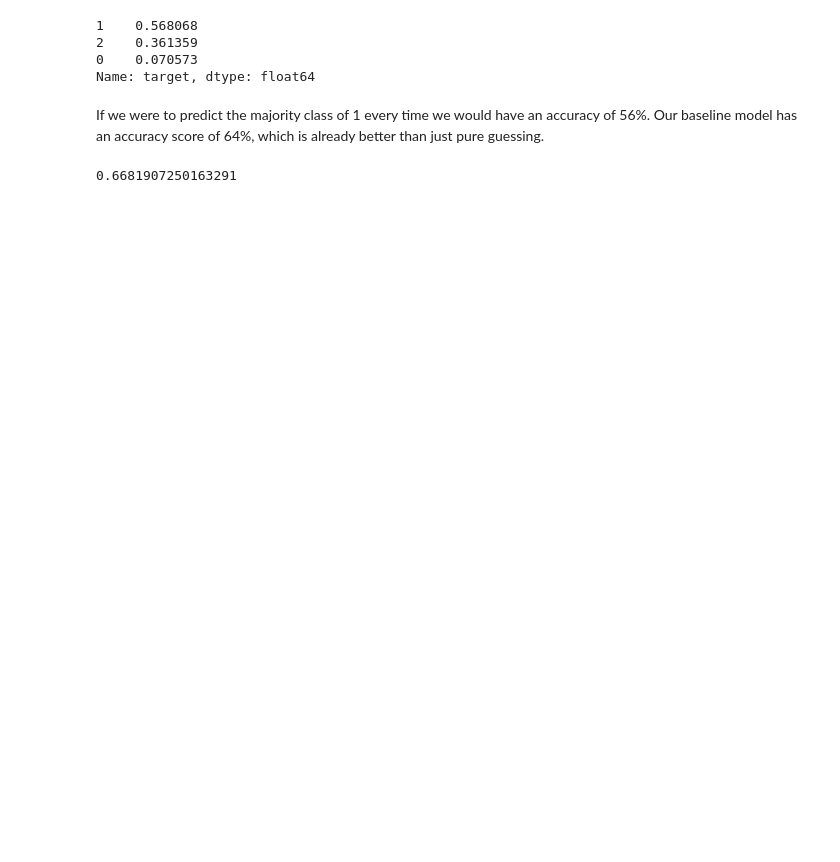
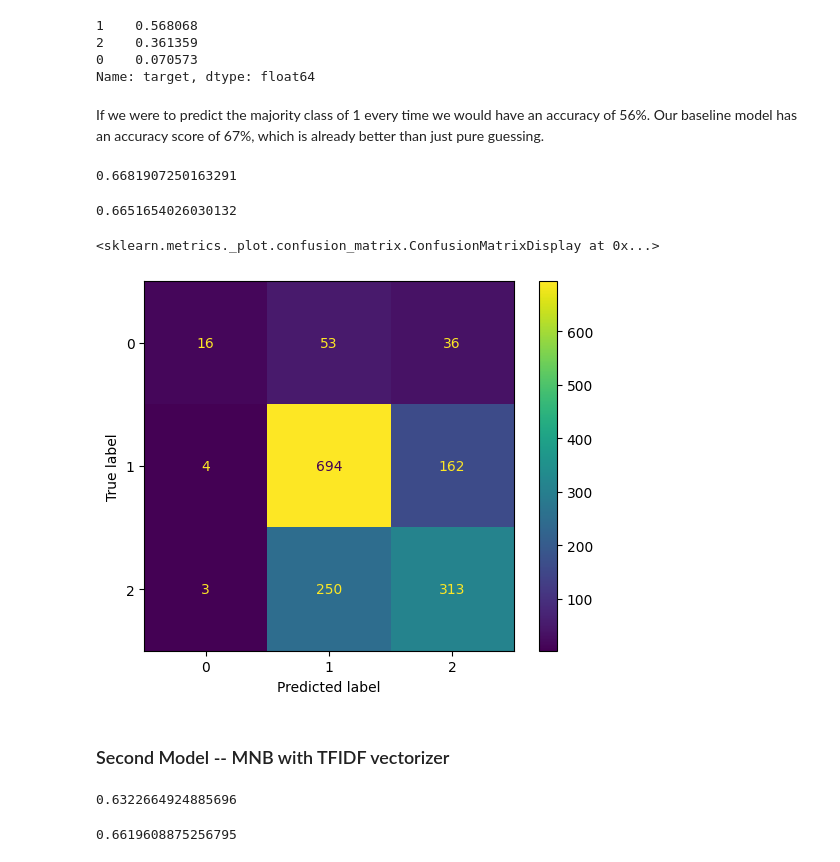
Before and after one commit to Kmulla19/Project4, a Jupyter notebook: model.ipynb, the cells around one changed output. Cells and saved outputs as stored; diff of their text form; code cells hidden in the pictures; blank space fills up the shorter version.

```diff
--- a/model.ipynb
+++ b/model.ipynb
@@ -105,8 +125,12 @@ y_t.value_counts(normalize=True)
 0    0.070573
 Name: target, dtype: float64
 # %% [markdown]
-If we were to predict the majority class of 1 every time we would have an accuracy of 56%. Our baseline model has an accuracy score of 64%, which is already better than just pure guessing.
+If we were to predict the majority class of 1 every time we would have an accuracy of 56%. Our baseline model has an accuracy score of 67%, which is already better than just pure guessing.
 # %%
 accuracy_score(y_val, y_hat)
 # %% [output]
 0.6681907250163291
+# %%
+precision_score(y_val, y_hat, average='weighted')
+# %% [output]
+0.6651654026030132
@@ -112,0 +139,7 @@ accuracy_score(y_val, y_hat)
+# %%
+plot_confusion_matrix(baseline_model, X_val_vec, y_val)
+# %% [output]
+<sklearn.metrics._plot.confusion_matrix.ConfusionMatrixDisplay at 0x...>
+[figure, added]
+# %% [markdown]
+### Second Model -- MNB with TFIDF vectorizer
@@ -112,0 +155,8 @@ accuracy_score(y_val, y_hat)
+# %%
+accuracy_score(y_val, y_hat2)
+# %% [output]
+0.6322664924885696
+# %%
+precision_score(y_val, y_hat2, average='weighted')
+# %% [output]
+0.6619608875256795
```
Also changed, not shown: parts of 66 cells of this notebook, 1 other file.
